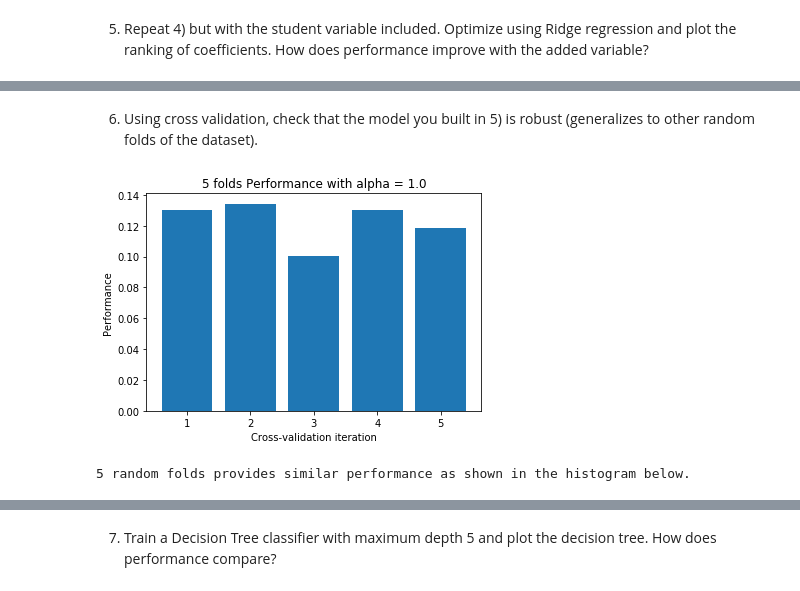
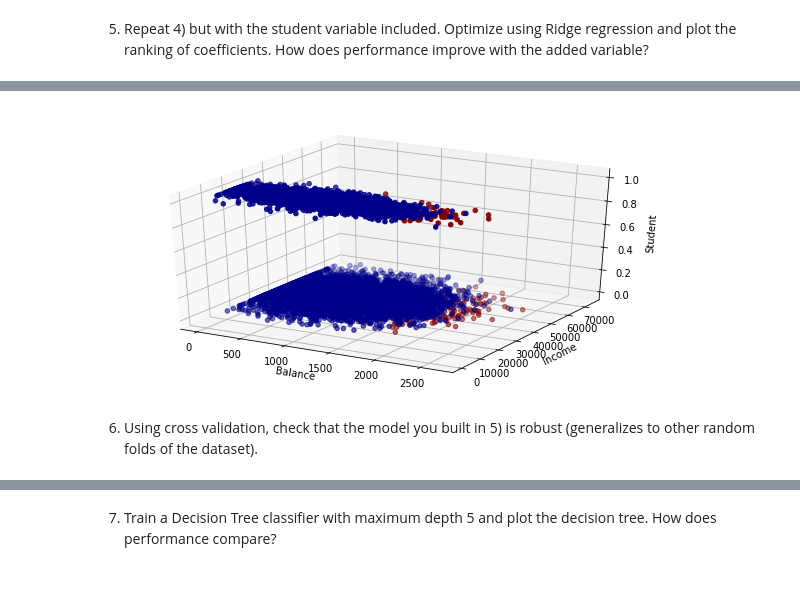
Before and after one commit to Columbia-Intro-Data-Science/python-introduction-jcp2203, a Jupyter notebook: homework/Homework 3 - Classification.ipynb, the cells around one changed output, grey strips where cells are left out. Drawn from its saved outputs; the diff is of its cells as text; code cells hidden in the pictures.

```diff
--- a/homework/Homework 3 - Classification.ipynb
+++ b/homework/Homework 3 - Classification.ipynb
@@ -181,0 +277,22 @@ print(alpha_best)
+# %%
+import matplotlib.pyplot as plt
+from mpl_toolkits.mplot3d import axes3d
+
+X = df.drop(['default'], axis =1)
+y = df['default']
+
+fig = plt.figure(figsize=(10,5))
+ax = fig.add_subplot(111, projection='3d')
+
+xs = X[X.columns[1]]
+ys = X[X.columns[2]]
+zs = X[X.columns[0]]
+
+ax.scatter(xs[y==1],ys[y==1],zs[y==1],color='maroon')
+ax.scatter(xs[y==0],ys[y==0],zs[y==0],color='darkblue' )
+plt.xlabel('Balance')
+plt.ylabel('Income')
+ax.set_zlabel('Student')
+plt.show()
+# %% [output]
+[figure, added]
@@ -182,18 +301,2 @@ print(alpha_best)
 # %% [markdown]
 6) Using cross validation, check that the model you built in 5) is robust (generalizes to other random folds of the dataset).
-# %%
-from sklearn.model_selection import cross_val_score
-
-regr = Ridge(alpha=alpha_best)
-cross_scores = cross_val_score(regr, X, y, cv=5)
-
-plt.xlabel('Cross-validation iteration')
-plt.ylabel('Performance')
-plt.title('5 folds Performance with alpha = ' + str(alpha))
-plt.bar(range(1,6),cross_scores)
-plt.show()
-
-print "5 random folds provides similar performance as shown in the histogram below."
-# %% [output]
-[figure, removed]
-5 random folds provides similar performance as shown in the histogram below.
```
Also changed, not shown: parts of 12 cells of this notebook.
